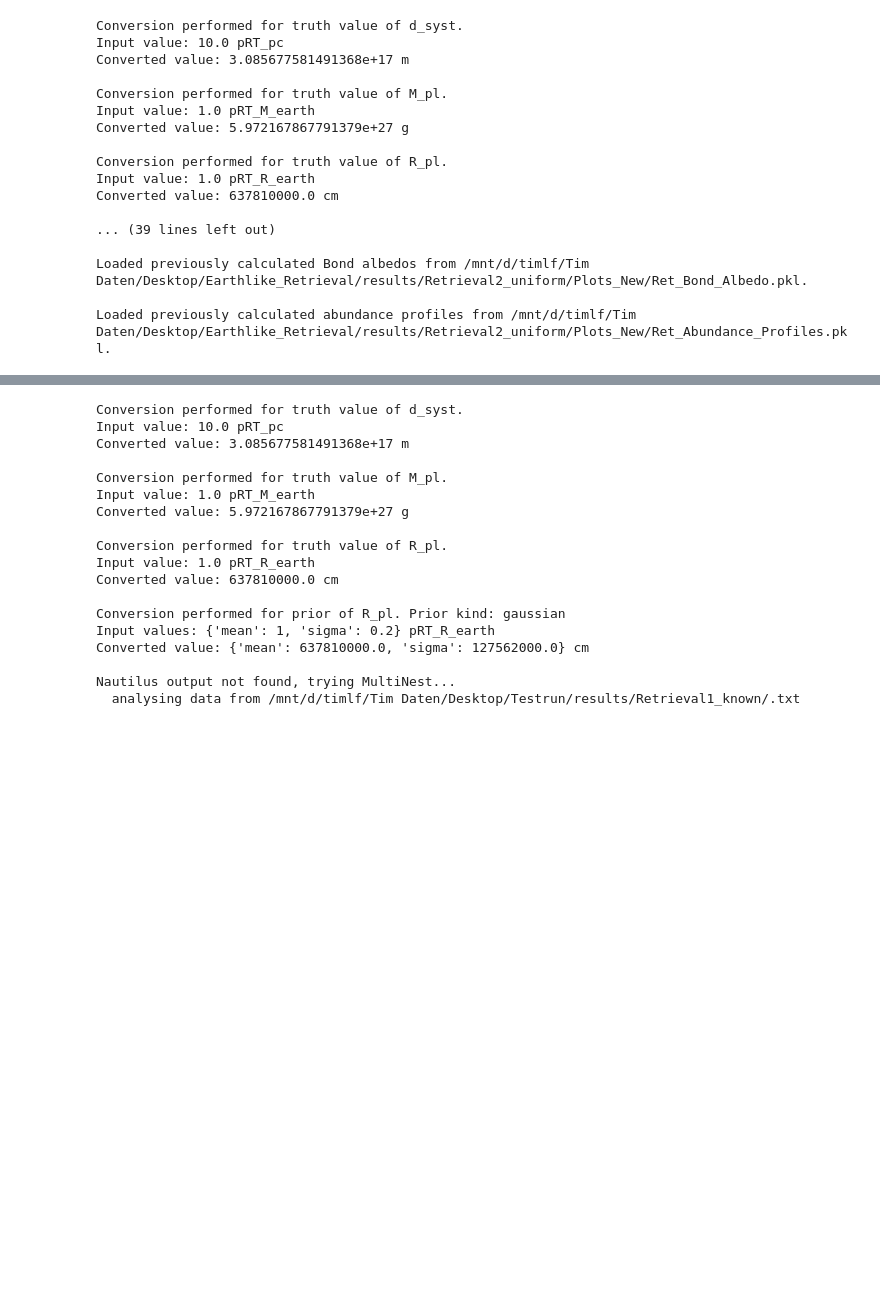
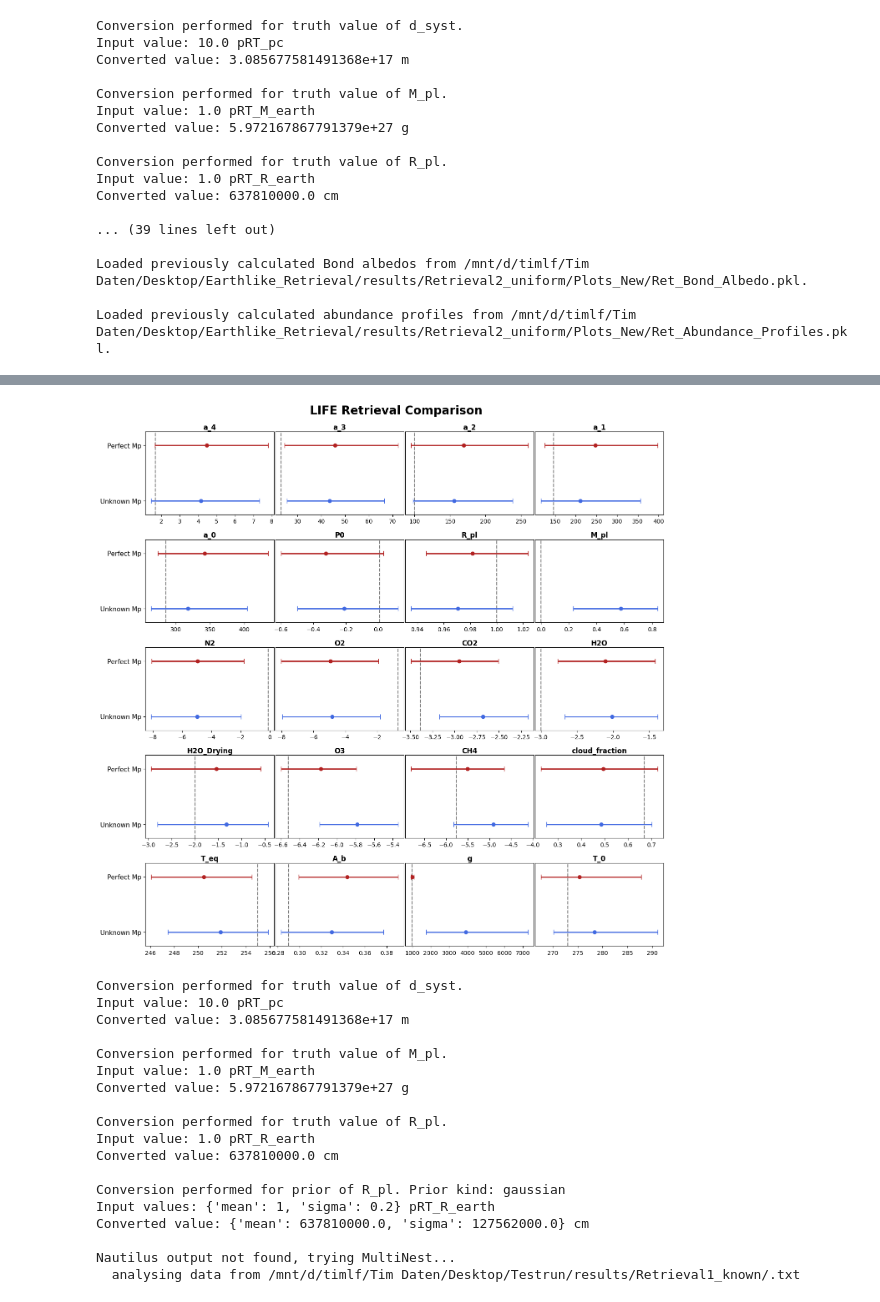
Before and after one commit to Tim171717/Semester_Project_Too, a Jupyter notebook: Testing.ipynb, the cells around one changed output, grey strips where cells are left out. Saved outputs shown, nothing was run; the diff lists cells and outputs as text; code cells hidden in the pictures; blank space fills up the shorter version.

```diff
--- a/Testing.ipynb
+++ b/Testing.ipynb
@@ -638,3 +601,7 @@ plot_comparison_intervals(labels, folders, fig_title='LIFE Retrieval Comparison'
+# %%
+plot_comparison_intervals(labels, folders, figsize=(16,16), fig_title='LIFE Retrieval Comparison', savepath=None)
+# %% [output]
+[figure, added]
 # %%
 from pyretlife.retrieval_plotting.run_plotting import retrieval_plotting_object
 
```
Also changed, not shown: parts of 15 cells of this notebook, 2 other files.
